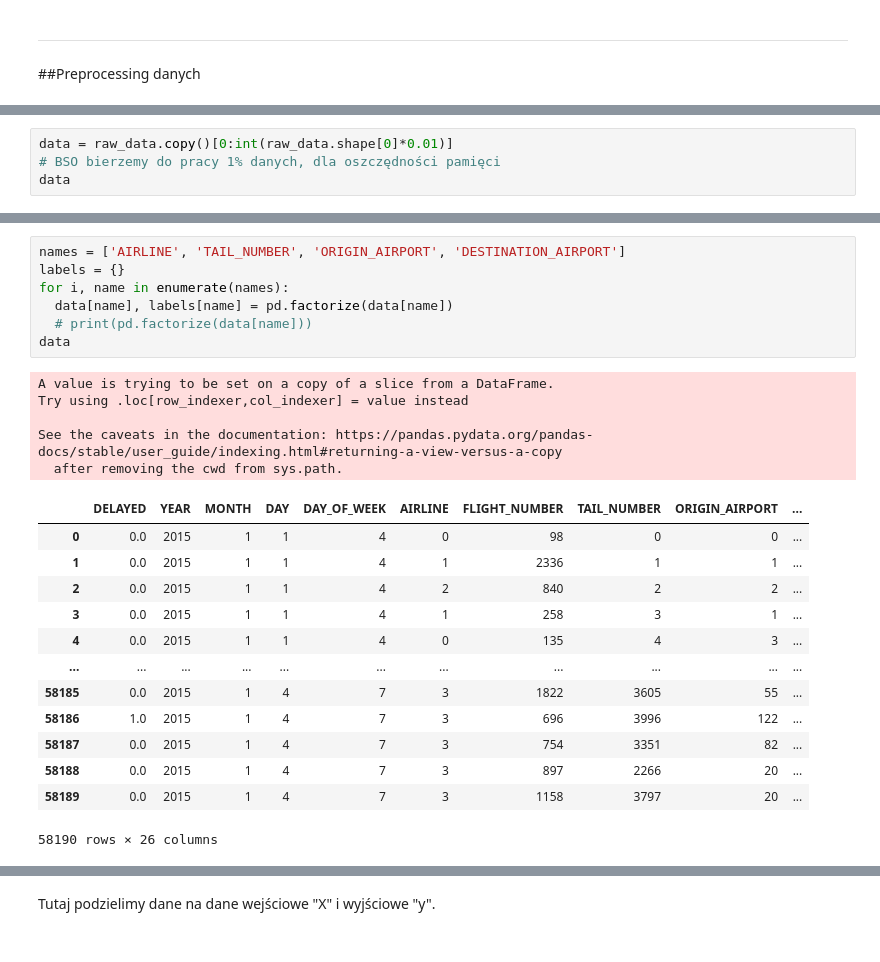
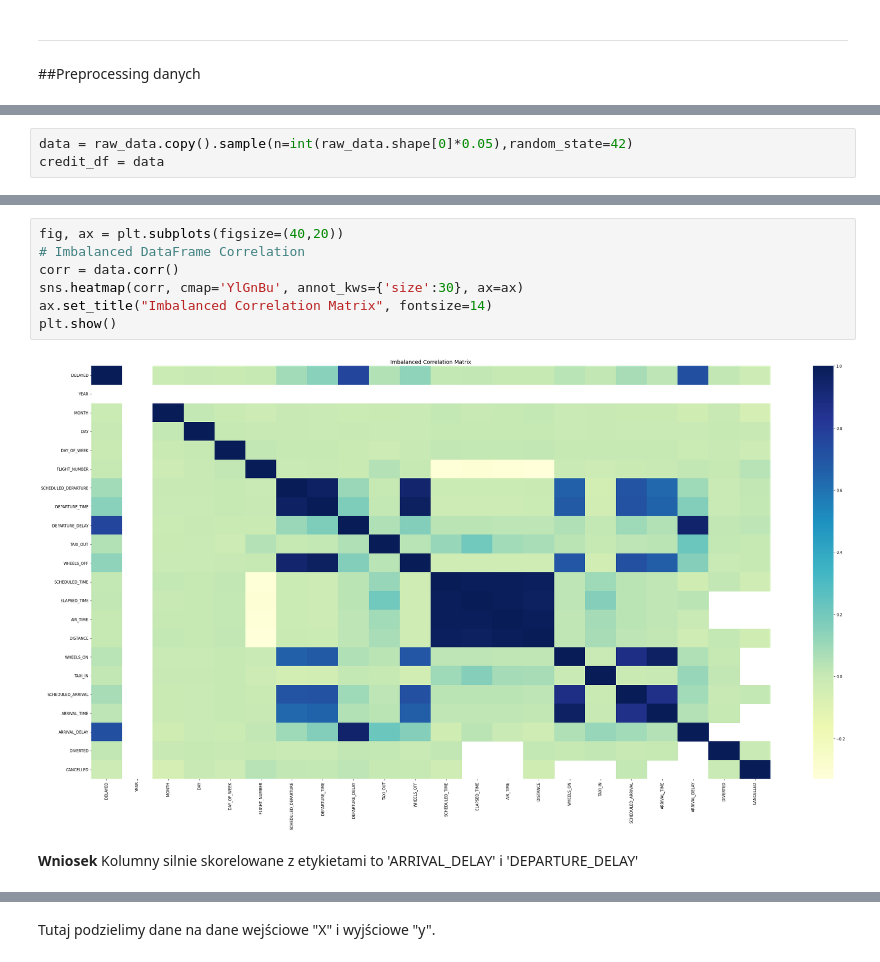
Before and after one commit to K4cp3rski/ML_FUW, a Jupyter notebook: Cybinski_01_zadanie_domowe.ipynb, the cells around one changed output, grey strips where cells are left out. Drawn from its saved outputs; the diff is of its cells as text.

```diff
--- a/Cybinski_01_zadanie_domowe.ipynb
+++ b/Cybinski_01_zadanie_domowe.ipynb
@@ -76,4 +93,3 @@ raw_data = pd.read_csv('/content/drive/MyDrive/Colab_Notebooks/ML_2021Z/flights.
 # %%
-data = raw_data.copy()[0:int(raw_data.shape[0]*0.01)]
-# BSO bierzemy do pracy 1% danych, dla oszczędności pamięci
-data
+data = raw_data.copy().sample(n=int(raw_data.shape[0]*0.05),random_state=42)
+credit_df = data
@@ -155,26 +121,11 @@ data
-# %%
-names = ['AIRLINE', 'TAIL_NUMBER', 'ORIGIN_AIRPORT', 'DESTINATION_AIRPORT']
-labels = {}
-for i, name in enumerate(names):
-  data[name], labels[name] = pd.factorize(data[name])
-  # print(pd.factorize(data[name]))
-data
-# %% [output]
-A value is trying to be set on a copy of a slice from a DataFrame.
-Try using .loc[row_indexer,col_indexer] = value instead
-
-See the caveats in the documentation: https://pandas.pydata.org/pandas-docs/stable/user_guide/indexing.html#returning-a-view-versus-a-copy
-  after removing the cwd from sys.path.
-|  | DELAYED | YEAR | MONTH | DAY | DAY_OF_WEEK | AIRLINE | FLIGHT_NUMBER | TAIL_NUMBER | ORIGIN_AIRPORT | ... |
-| 0 | 0.0 | 2015 | 1 | 1 | 4 | 0 | 98 | 0 | 0 | ... |
-| 1 | 0.0 | 2015 | 1 | 1 | 4 | 1 | 2336 | 1 | 1 | ... |
-| 2 | 0.0 | 2015 | 1 | 1 | 4 | 2 | 840 | 2 | 2 | ... |
-| 3 | 0.0 | 2015 | 1 | 1 | 4 | 1 | 258 | 3 | 1 | ... |
-| 4 | 0.0 | 2015 | 1 | 1 | 4 | 0 | 135 | 4 | 3 | ... |
-| ... | ... | ... | ... | ... | ... | ... | ... | ... | ... | ... |
-| 58185 | 0.0 | 2015 | 1 | 4 | 7 | 3 | 1822 | 3605 | 55 | ... |
-| 58186 | 1.0 | 2015 | 1 | 4 | 7 | 3 | 696 | 3996 | 122 | ... |
-| 58187 | 0.0 | 2015 | 1 | 4 | 7 | 3 | 754 | 3351 | 82 | ... |
-| 58188 | 0.0 | 2015 | 1 | 4 | 7 | 3 | 897 | 2266 | 20 | ... |
-| 58189 | 0.0 | 2015 | 1 | 4 | 7 | 3 | 1158 | 3797 | 20 | ... |
-58190 rows × 26 columns
+# %%
+fig, ax = plt.subplots(figsize=(40,20))
+# Imbalanced DataFrame Correlation
+corr = data.corr()
+sns.heatmap(corr, cmap='YlGnBu', annot_kws={'size':30}, ax=ax)
+ax.set_title("Imbalanced Correlation Matrix", fontsize=14)
+plt.show()
+# %% [output]
+[figure, added]
+# %% [markdown]
+**Wniosek** Kolumny silnie skorelowane z etykietami to 'ARRIVAL_DELAY' i 'DEPARTURE_DELAY'
```
Also changed, not shown: parts of 62 cells of this notebook.
